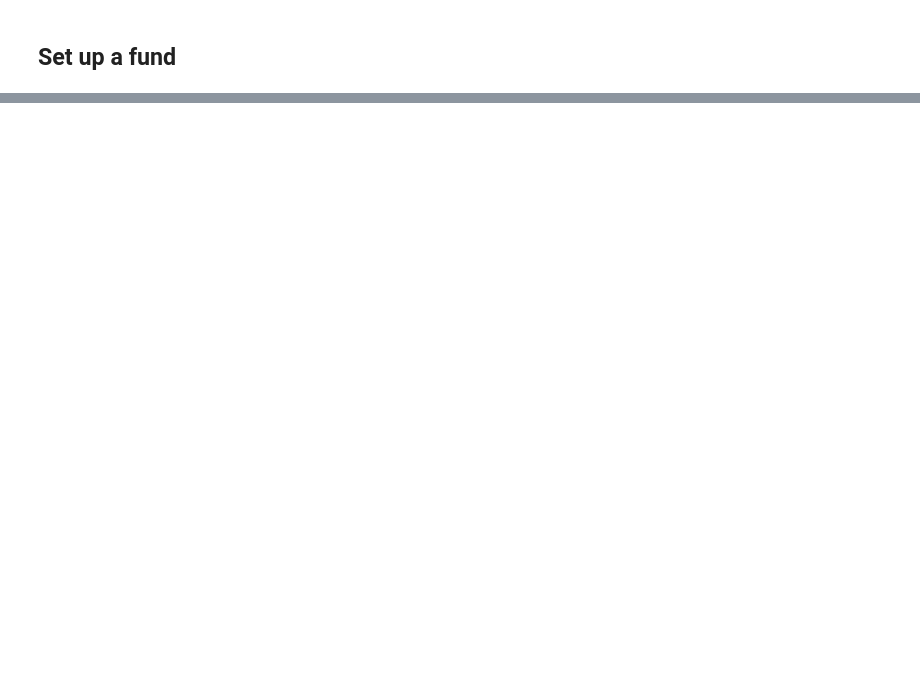
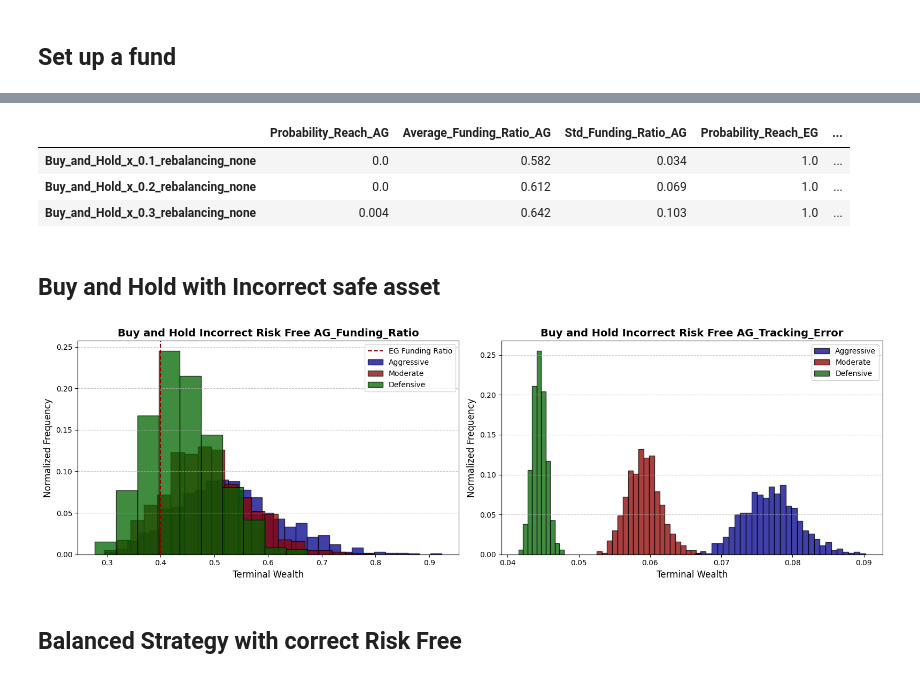
Before and after one commit to aleksandr-mikhailov-edhec/Goal-Based-Investing, a Jupyter notebook: 1.4 Final Stochastic Scenarios.ipynb, the cells around one changed output, grey strips where cells are left out. Saved outputs shown, nothing was run; the diff lists cells and outputs as text; code cells hidden in the pictures; blank space fills up the shorter version.

Commit message:
added some funds

```diff
--- a/1.4 Final Stochastic Scenarios.ipynb
+++ b/1.4 Final Stochastic Scenarios.ipynb
@@ -61,0 +360,5 @@ simulated_market.plot_market_simulation()
+# %%
+fund_allocation_simulator = FundAllocationSimulator(initial_savings = 287000,
+                                                    retirement_bond_essential_p = simulated_market.retirement_bond_essential_p,
+                                                    retirement_bond_aspirational_p = simulated_market.retirement_bond_aspirational_p,
+                                                    r_p = simulated_market.r_p)
@@ -61,0 +399,43 @@ simulated_market.plot_market_simulation()
+# %%
+fund_allocation_simulator.results_df
+# %% [output]
+|  | Probability_Reach_AG | Average_Funding_Ratio_AG | Std_Funding_Ratio_AG | Probability_Reach_EG | ... |
+| Buy_and_Hold_x_0.1_rebalancing_none | 0.0 | 0.582 | 0.034 | 1.0 | ... |
+| Buy_and_Hold_x_0.2_rebalancing_none | 0.0 | 0.612 | 0.069 | 1.0 | ... |
+| Buy_and_Hold_x_0.3_rebalancing_none | 0.004 | 0.642 | 0.103 | 1.0 | ... |
+# %% [markdown]
+## Buy and Hold with Incorrect safe asset
+# %%
+_, _, _,  aspirational_funding_ratio_bnh0_1, tracking_error_bnh0_1 = fund_allocation_simulator.balanced_fund(psp_returns = simulated_market.S_p.pct_change(),
+                                                                                ghp_returns = simulated_market.B_p.pct_change(),
+                                                                                x = 0.1,
+                                                                                rebalance_each_X_periods = 21,
+                                                                                name = 'Buy_and_Hold_x_0.1_no_rebalancing_Constant_Maturity',
+                                                                                periods_per_year = int(N/T))
+
+_, _, _,  aspirational_funding_ratio_bnh0_2, tracking_error_bnh0_2 =fund_allocation_simulator.balanced_fund(psp_returns = simulated_market.S_p.pct_change(),
+                                                                                ghp_returns = simulated_market.B_p.pct_change(),
+                                                                                x = 0.2,
+                                                                                rebalance_each_X_periods = 21,
+                                                                                name = 'Buy_and_Hold_x_0.2_no_rebalancing_Constant_Maturity',
+                                                                                periods_per_year = int(N/T))
+
+_, _, _,  aspirational_funding_ratio_bnh0_3, tracking_error_bnh0_3= fund_allocation_simulator.balanced_fund(psp_returns = simulated_market.S_p.pct_change(),
+                                                                                ghp_returns = simulated_market.B_p.pct_change(),
+                                                                                x = 0.3,
+                                                                                rebalance_each_X_periods = 21,
+                                                                                name = 'Buy_and_Hold_x_0.3_no_rebalancing_Constant_Maturity',
+                                                                                periods_per_year = int(N/T))
+# %%
+fund_allocation_simulator.draw_funding_ratio_distributions("Buy and Hold Incorrect Risk Free AG",
+                                                          aspirational_funding_ratio_bnh0_1,
+                                                          aspirational_funding_ratio_bnh0_2,
+                                                          aspirational_funding_ratio_bnh0_3,
+                                                          tracking_error_bnh0_1,
+                                                          tracking_error_bnh0_2,
+                                                          tracking_error_bnh0_3
+                                                          )
+# %% [output]
+[figure, added]
+# %% [markdown]
+## Balanced Strategy with correct Risk Free
```
Also changed, not shown: parts of 14 cells of this notebook, 5 other files.
